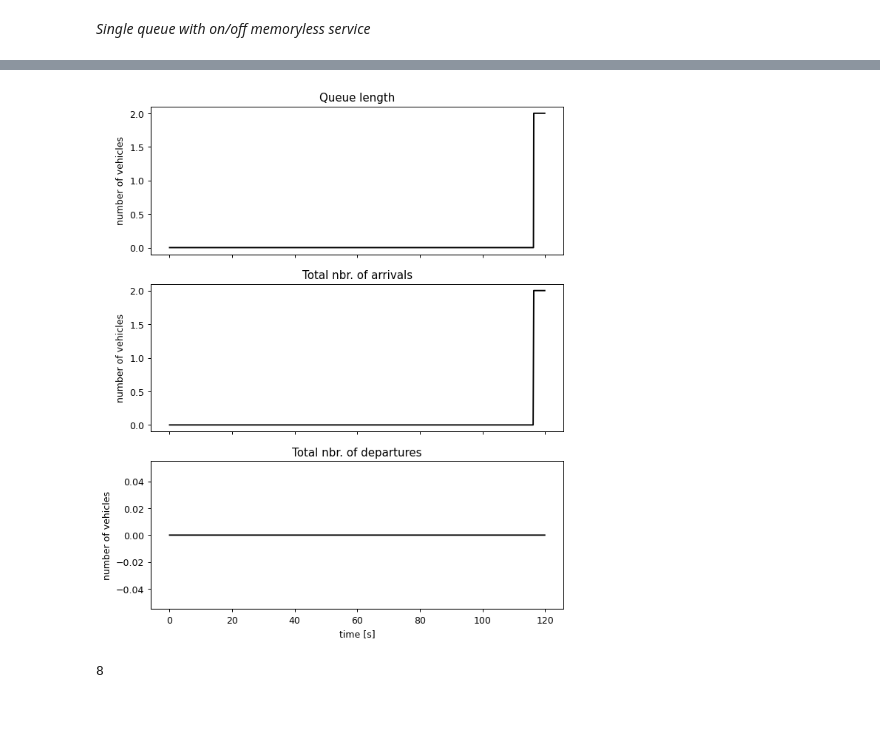
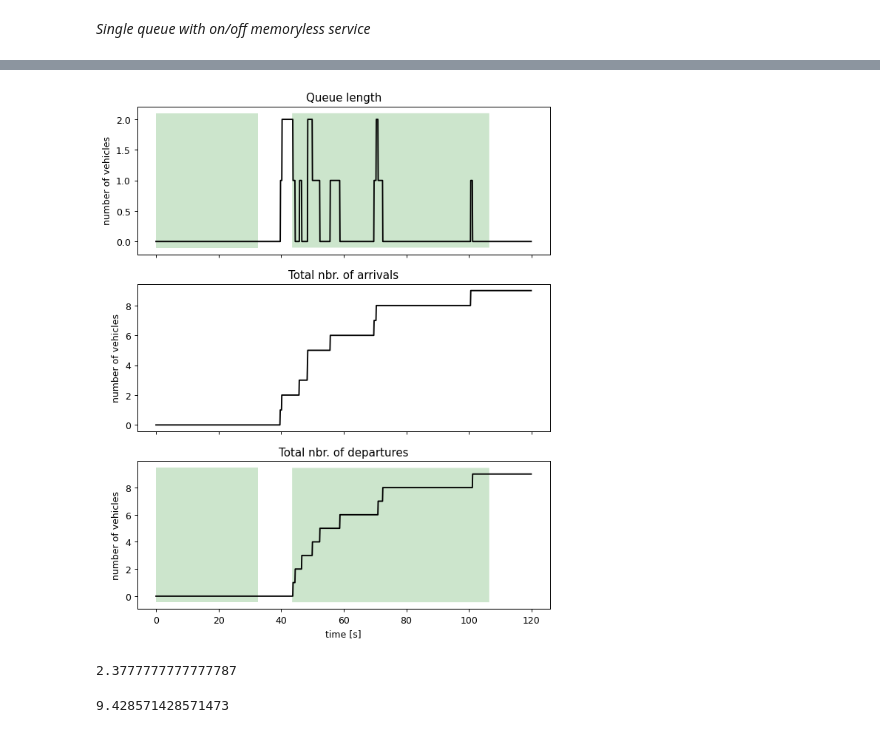
Before and after one commit to KingJohanna/vehicle-traffic-congestion-control, a Jupyter notebook: Simulation_3x3.ipynb, the cells around one changed output, grey strips where cells are left out. Drawn from its saved outputs; the diff is of its cells as text; code cells hidden in the pictures.

```diff
--- a/Simulation_3x3.ipynb
+++ b/Simulation_3x3.ipynb
@@ -201,11 +201,17 @@ HTML("""
 # %% [output]
 [interactive output not drawn]
 # %%
-fig, axs = intersection_system_2.plot_queue_stats(plt=plt, grid_ind=(1,1), direction='E', end_time=round(intersection_system_2.time), delta_t=0.1,fig_size=(8,10))
-#plt.savefig('figs/northbound_(0,0)', bbox_inches='tight')
+fig, axs = intersection_system_2.plot_queue_stats(plt=plt, grid_ind=(0,1), direction='E', end_time=round(intersection_system_2.time), traffic_light=memoryless_ew12, delta_t=0.1,fig_size=(8,10))
+plt.savefig('figs/3x3_eastbound_(0,1)_2', bbox_inches='tight')
 # %% [output]
-[figure, old version]
+[figure, new version]
-# %%
-intersection_system_1.intersections[(0,0)].traffic_light_ns.positions[0][0]+2
-# %% [output]
-8
+# %%
+stats2 = intersection_system_2.get_stats()
+stats2[(0,1)]["E"]["wait_time"]
+# %% [output]
+2.3777777777777787
+# %%
+stats1 = intersection_system_1.get_stats()
+stats1[(0,1)]["E"]["wait_time"]
+# %% [output]
+9.428571428571473
```
Also changed, not shown: parts of 3 cells of this notebook, 5 other files.
